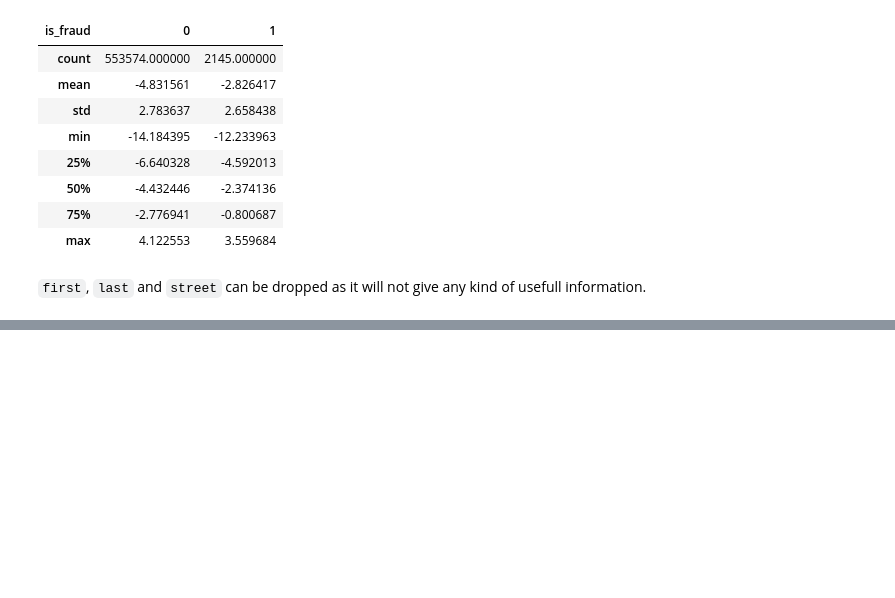
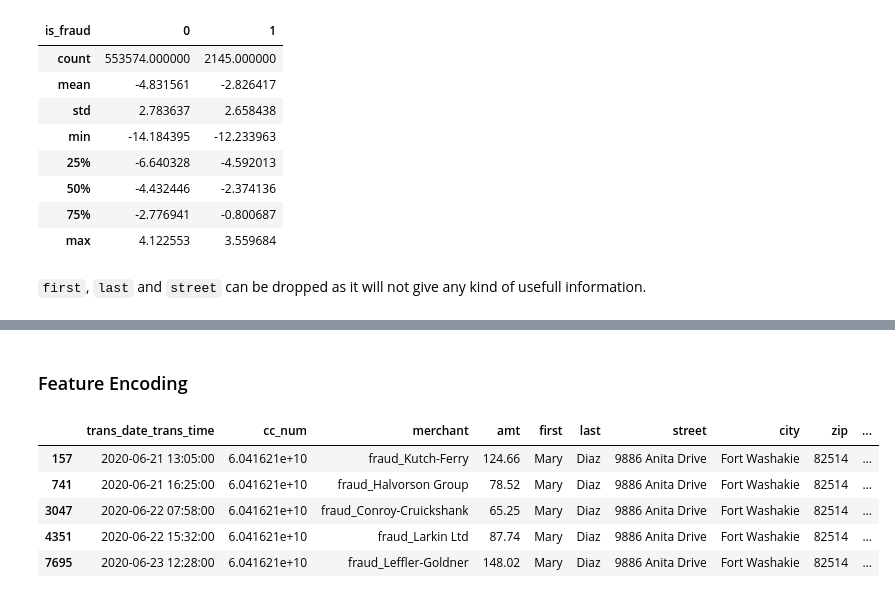
Before and after one commit to Shubham-S151/End-to-End-MLOps-Pipeline, a Jupyter notebook: notebooks/Credit_Card_Fraud_Data/5_Feature_Engineering_Analysis.ipynb, the cells around one changed output, grey strips where cells are left out. Drawn from its saved outputs; the diff is of its cells as text; code cells hidden in the pictures; blank space fills up the shorter version.

```diff
--- a/notebooks/Credit_Card_Fraud_Data/5_Feature_Engineering_Analysis.ipynb
+++ b/notebooks/Credit_Card_Fraud_Data/5_Feature_Engineering_Analysis.ipynb
@@ -162 +99,36 @@ MemoryError: Unable to allocate 2.87 GiB for an array with shape (555719, 693) a
+# %%
+data["hour"] = data["trans_date_trans_time"].dt.hour
+data["day"] = data["trans_date_trans_time"].dt.day
+data["month"] = data["trans_date_trans_time"].dt.month
+data["weekday"] = data["trans_date_trans_time"].dt.weekday
+data["is_weekend"] = data["weekday"].isin([5,6]).astype(int)
+# %%
+data["age"] = (data["trans_date_trans_time"] - data["dob"]).dt.days // 365
+# %%
+# Time gap between transactions
+data = data.sort_values(["cc_num", "trans_date_trans_time"])
+
+data["prev_time"] = data.groupby("cc_num")["trans_date_trans_time"].shift(1)
+data["time_diff"] = (data["trans_date_trans_time"] - data["prev_time"]).dt.total_seconds()
+# %% [markdown]
+### Feature Encoding
+# %%
+freq = data["merchant"].value_counts()
+data["merchant_freq"] = data["merchant"].map(freq)
+
+freq = data["job"].value_counts()
+data["job_freq"] = data["job"].map(freq)
+
+freq = data["city"].value_counts()
+data["city_freq"] = data["city"].map(freq)
+# %%
+data = pd.get_dummies(data, columns=["gender", "category", "state"], drop_first=True,dtype=int)
+data.head()
+# %% [output]
+|  | trans_date_trans_time | cc_num | merchant | amt | first | last | street | city | zip | ... |
+| 157 | 2020-06-21 13:05:00 | 6.041621e+10 | fraud_Kutch-Ferry | 124.66 | Mary | Diaz | 9886 Anita Drive | Fort Washakie | 82514 | ... |
+| 741 | 2020-06-21 16:25:00 | 6.041621e+10 | fraud_Halvorson Group | 78.52 | Mary | Diaz | 9886 Anita Drive | Fort Washakie | 82514 | ... |
+| 3047 | 2020-06-22 07:58:00 | 6.041621e+10 | fraud_Conroy-Cruickshank | 65.25 | Mary | Diaz | 9886 Anita Drive | Fort Washakie | 82514 | ... |
+| 4351 | 2020-06-22 15:32:00 | 6.041621e+10 | fraud_Larkin Ltd | 87.74 | Mary | Diaz | 9886 Anita Drive | Fort Washakie | 82514 | ... |
+| 7695 | 2020-06-23 12:28:00 | 6.041621e+10 | fraud_Leffler-Goldner | 148.02 | Mary | Diaz | 9886 Anita Drive | Fort Washakie | 82514 | ... |
 # %%
```
Also changed, not shown: parts of 15 cells of this notebook.
